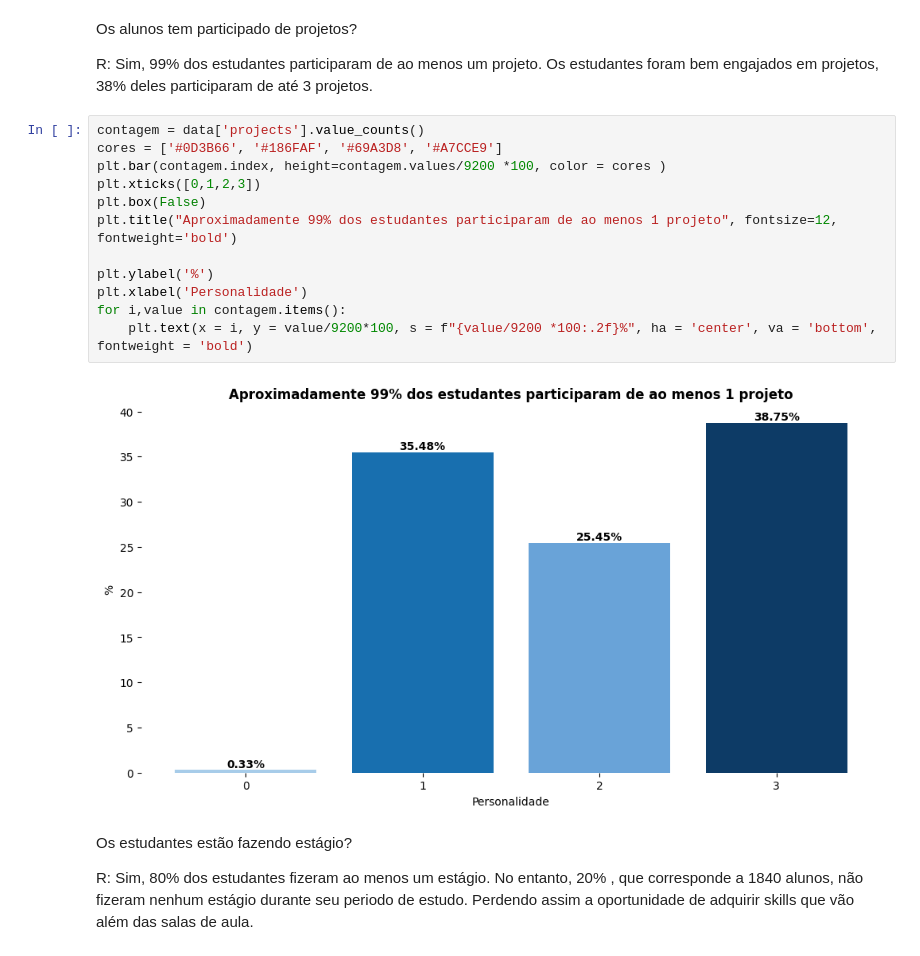
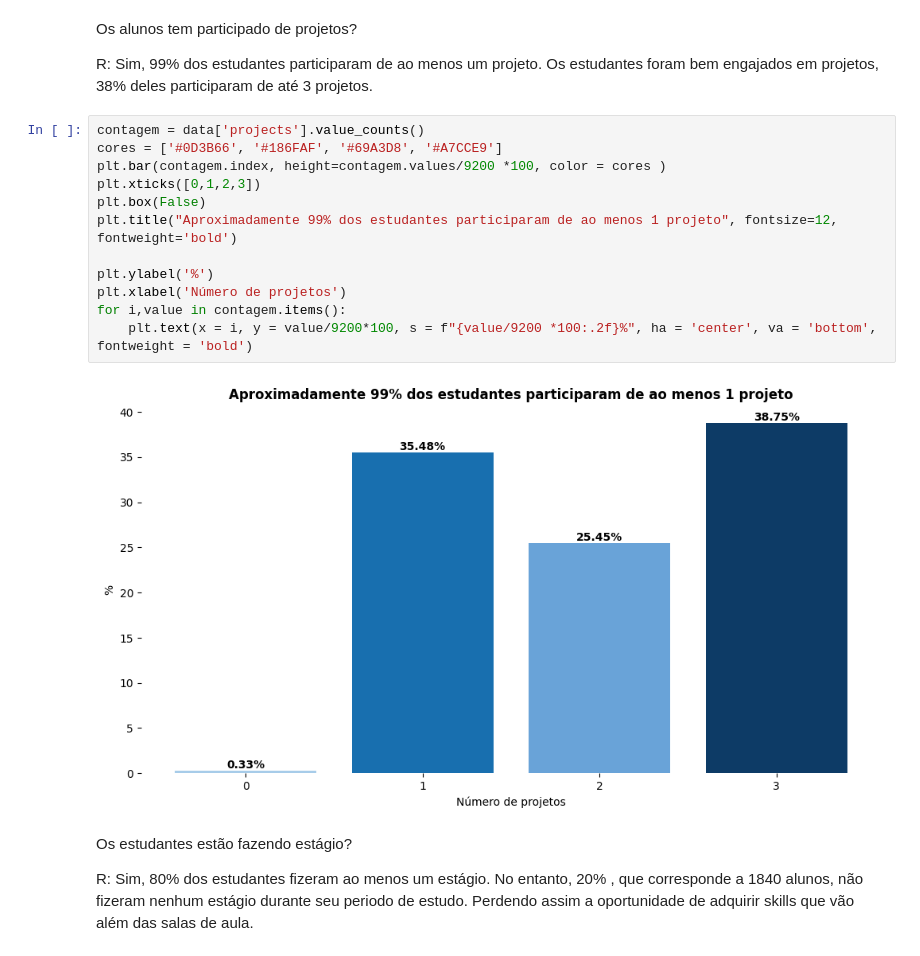
Before and after one commit to Alexandre-Esposte/JobProphet, a Jupyter notebook: notebooks/analise.ipynb, the cells around one changed output. Drawn from its saved outputs; the diff is of its cells as text.

```diff
--- a/notebooks/analise.ipynb
+++ b/notebooks/analise.ipynb
@@ -382,17 +382,17 @@ R: Sim, 99% dos estudantes participaram de ao menos um projeto. Os estudantes fo
 # %%
 contagem = data['projects'].value_counts()
 cores = ['#0D3B66', '#186FAF', '#69A3D8', '#A7CCE9']
 plt.bar(contagem.index, height=contagem.values/9200 *100, color = cores )
 plt.xticks([0,1,2,3])
 plt.box(False)
 plt.title("Aproximadamente 99% dos estudantes participaram de ao menos 1 projeto", fontsize=12, fontweight='bold')
 
 plt.ylabel('%')
-plt.xlabel('Personalidade')
+plt.xlabel('Número de projetos')
 for i,value in contagem.items():
     plt.text(x = i, y = value/9200*100, s = f"{value/9200 *100:.2f}%", ha = 'center', va = 'bottom', fontweight = 'bold')
 # %% [output]
-[figure, old version]
+[figure, new version]
 # %% [markdown]
 Os estudantes estão fazendo estágio?
 
```
Also changed, not shown: parts of 10 cells of this notebook, 4 other files.
